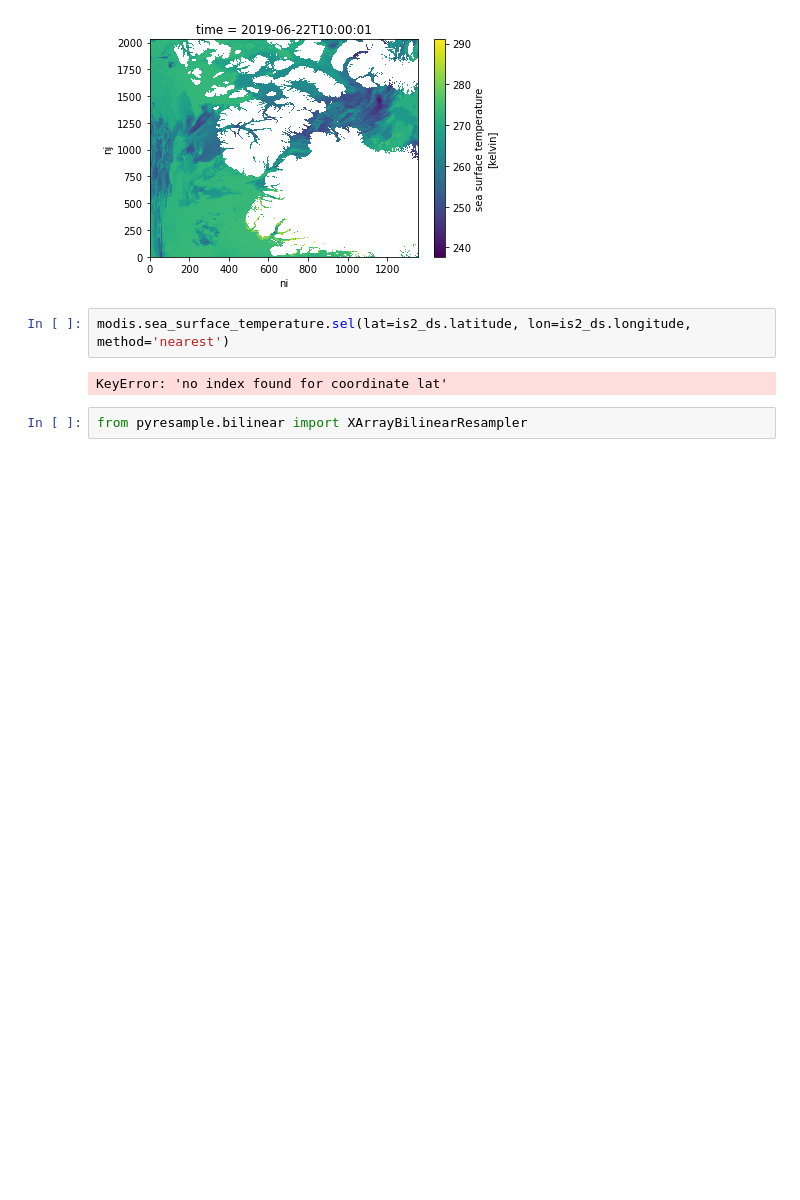
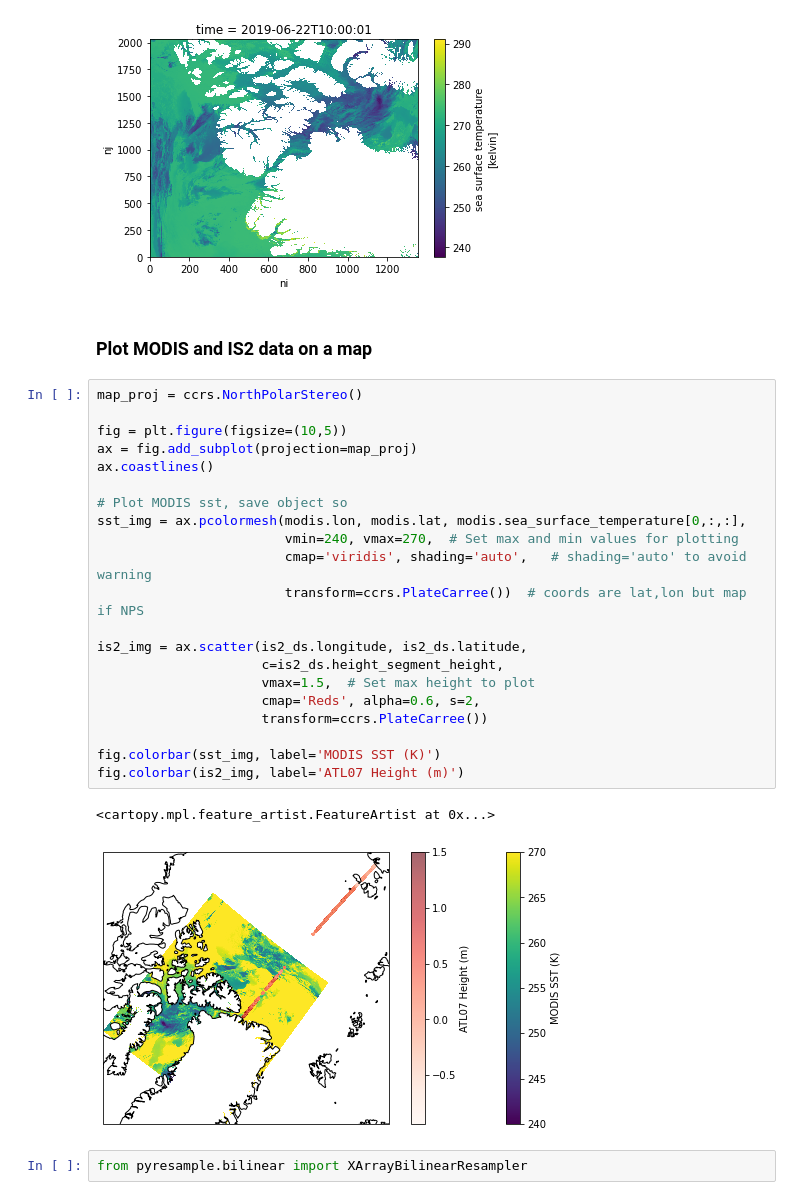
Before and after one commit to NASA-Openscapes/2021-Cloud-Hackathon, a Jupyter notebook: tutorials/08_On-Prem_Cloud.ipynb, the cells around one changed output. Saved outputs shown, nothing was run; the diff lists cells and outputs as text; blank space fills up the shorter version.

Commit message:
add plot sst and height on map

```diff
--- a/tutorials/08_On-Prem_Cloud.ipynb
+++ b/tutorials/08_On-Prem_Cloud.ipynb
@@ -486,10 +486,32 @@ modis.sea_surface_temperature.plot()
 # %% [output]
 <matplotlib.collections.QuadMesh at 0x...>
 [figure]
-# %%
-modis.sea_surface_temperature.sel(lat=is2_ds.latitude, lon=is2_ds.longitude, method='nearest')
-# %% [output]
-KeyError: 'no index found for coordinate lat'
+# %% [markdown]
+### Plot MODIS and IS2 data on a map
+# %%
+map_proj = ccrs.NorthPolarStereo()
+
+fig = plt.figure(figsize=(10,5))
+ax = fig.add_subplot(projection=map_proj)
+ax.coastlines()
+
+# Plot MODIS sst, save object so
+sst_img = ax.pcolormesh(modis.lon, modis.lat, modis.sea_surface_temperature[0,:,:],
+                        vmin=240, vmax=270,  # Set max and min values for plotting
+                        cmap='viridis', shading='auto',   # shading='auto' to avoid warning
+                        transform=ccrs.PlateCarree())  # coords are lat,lon but map if NPS
+
+is2_img = ax.scatter(is2_ds.longitude, is2_ds.latitude,
+                     c=is2_ds.height_segment_height,
+                     vmax=1.5,  # Set max height to plot
+                     cmap='Reds', alpha=0.6, s=2,
+                     transform=ccrs.PlateCarree())
+
+fig.colorbar(sst_img, label='MODIS SST (K)')
+fig.colorbar(is2_img, label='ATL07 Height (m)')
+# %% [output]
+<cartopy.mpl.feature_artist.FeatureArtist at 0x...>
+[figure, added]
 # %%
 from pyresample.bilinear import XArrayBilinearResampler
 # %%
```
Also changed, not shown: parts of 1 cell of this notebook.
